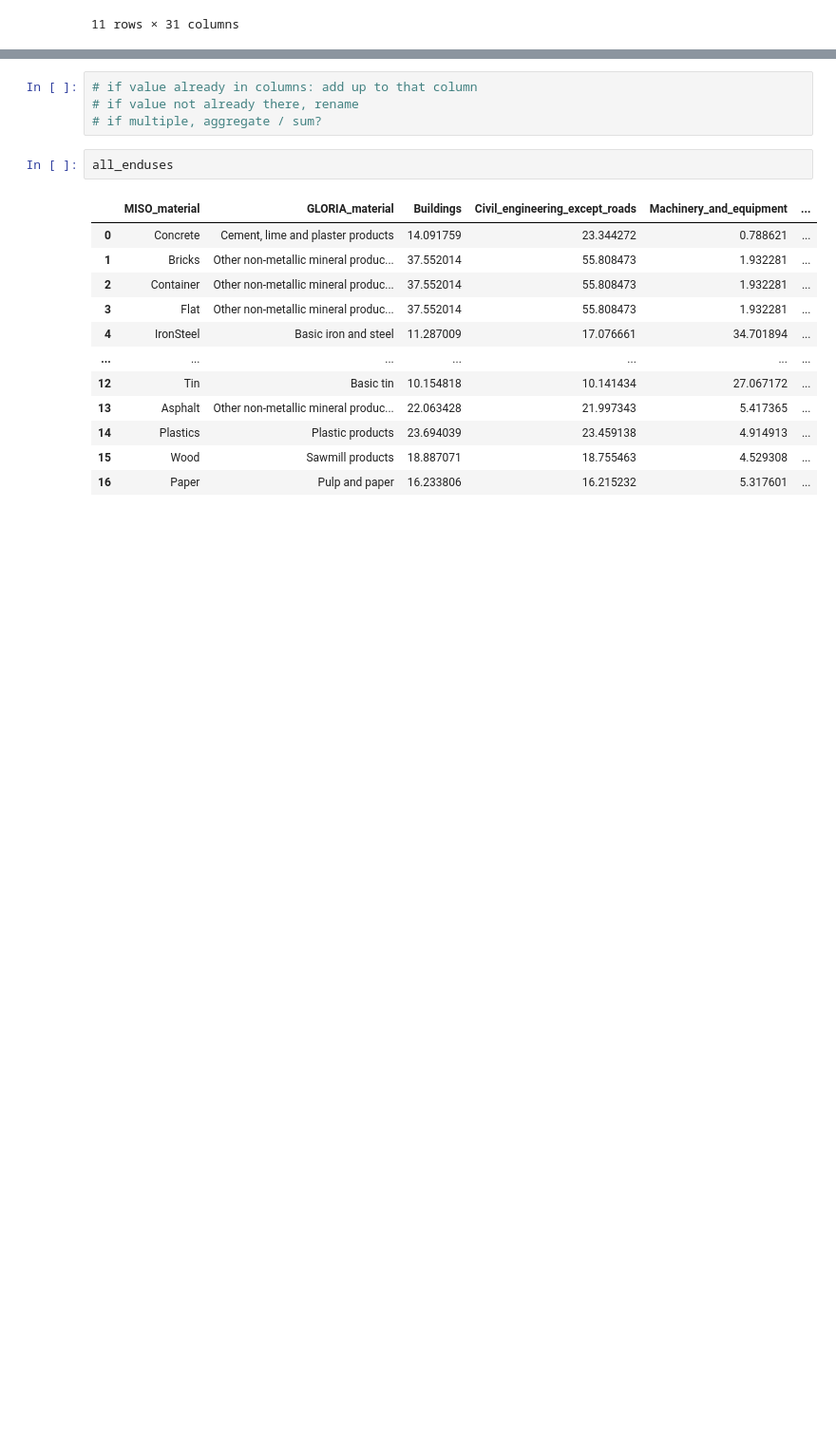
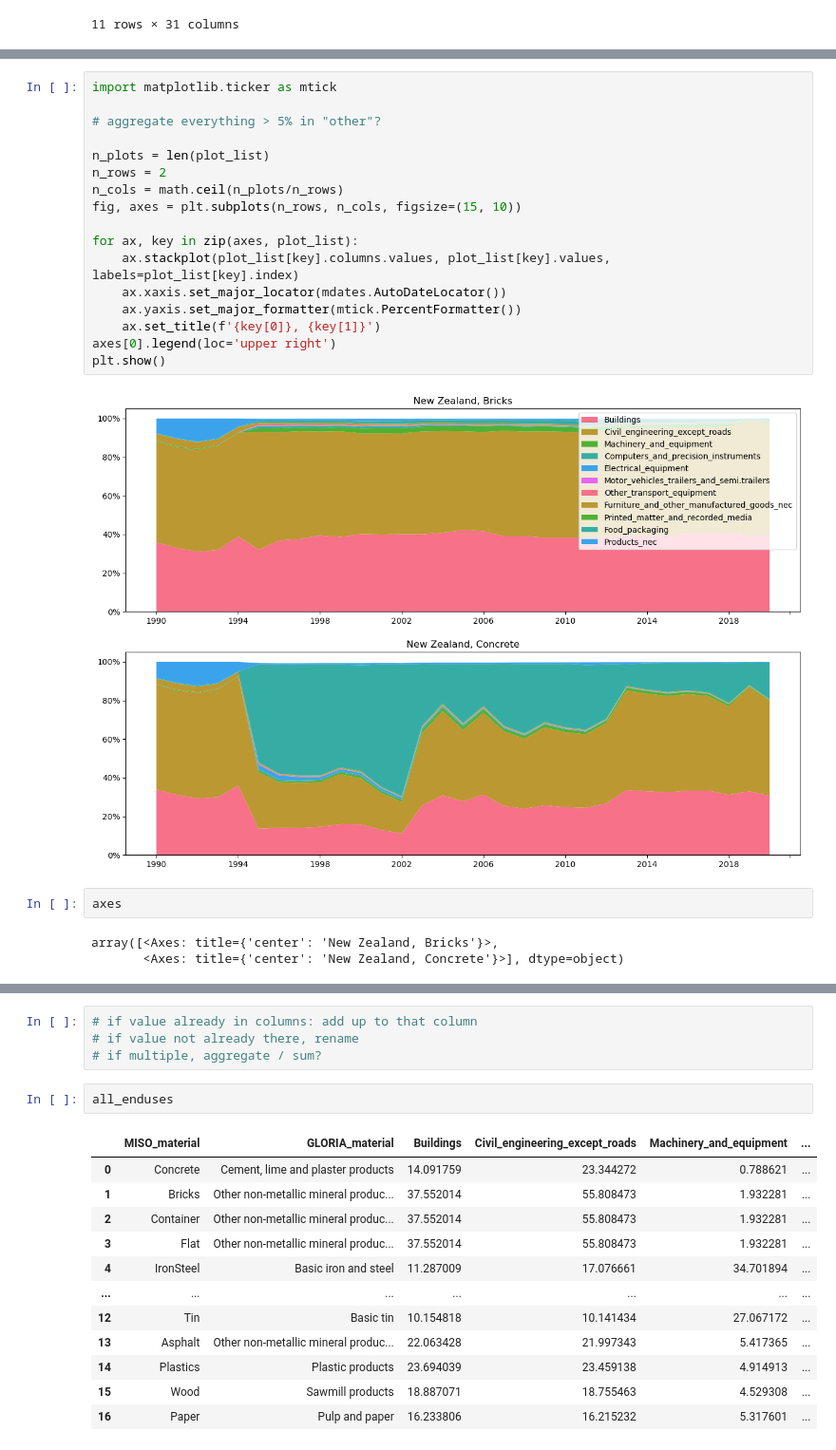
Before and after one commit to janstre/Material_End_Use_Shares, a Jupyter notebook: mapping_gloria_exobase.ipynb, the cells around one changed output, grey strips where cells are left out. Shown: that part at 95% size. Saved outputs shown, nothing was run; the diff lists cells and outputs as text; blank space fills up the shorter version.

```diff
--- a/mapping_gloria_exobase.ipynb
+++ b/mapping_gloria_exobase.ipynb
@@ -168,0 +187,24 @@ country_material_enduse["New Zealand"]["Bricks"]
+# %%
+import matplotlib.ticker as mtick
+
+# aggregate everything > 5% in "other"?
+
+n_plots = len(plot_list)
+n_rows = 2
+n_cols = math.ceil(n_plots/n_rows)
+fig, axes = plt.subplots(n_rows, n_cols, figsize=(15, 10))
+
+for ax, key in zip(axes, plot_list):
+    ax.stackplot(plot_list[key].columns.values, plot_list[key].values, labels=plot_list[key].index)
+    ax.xaxis.set_major_locator(mdates.AutoDateLocator())
+    ax.yaxis.set_major_formatter(mtick.PercentFormatter())
+    ax.set_title(f'{key[0]}, {key[1]}')
+axes[0].legend(loc='upper right')
+plt.show()
+# %% [output]
+[figure, added]
+# %%
+axes
+# %% [output]
+array([<Axes: title={'center': 'New Zealand, Bricks'}>,
+       <Axes: title={'center': 'New Zealand, Concrete'}>], dtype=object)
```
Also changed, not shown: parts of 10 cells of this notebook, 1 other file.
